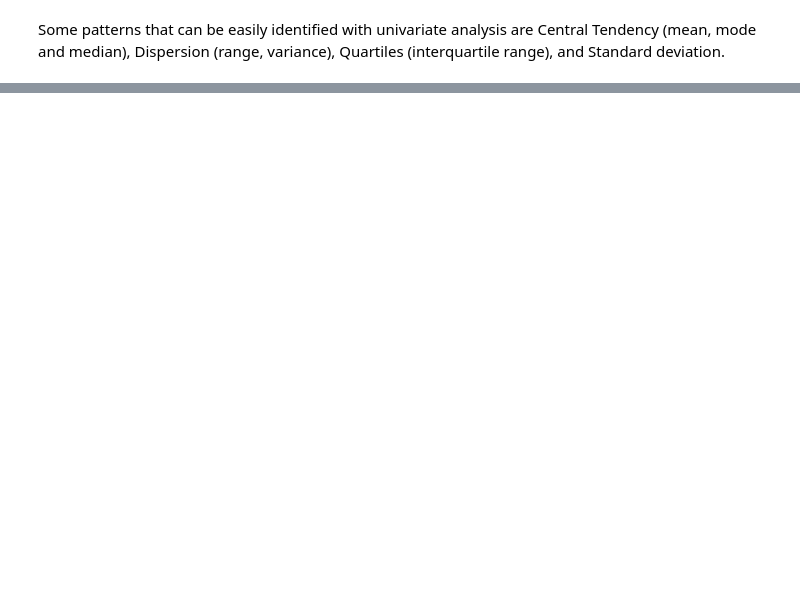
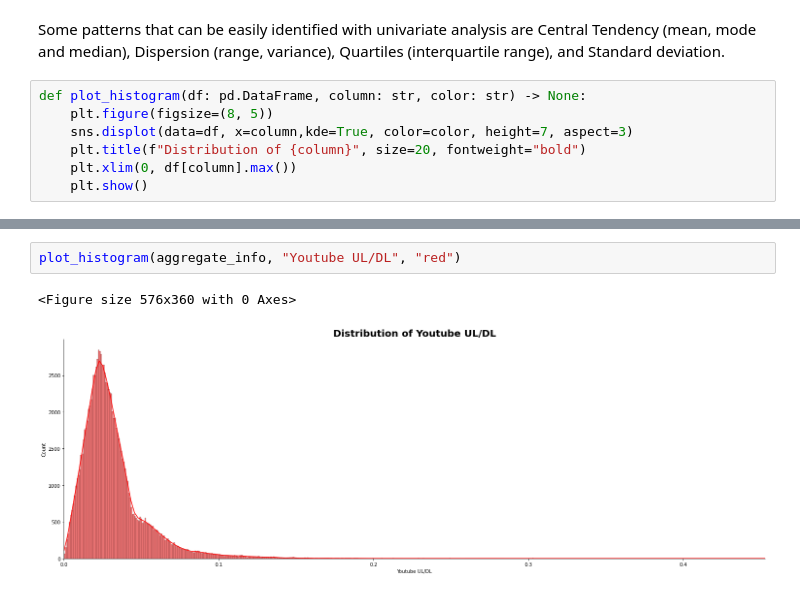
Before and after one commit to abeselomg/Telecom_user_analysis, a Jupyter notebook: notebooks/notebook.ipynb, the cells around one changed output, grey strips where cells are left out. Cells and saved outputs as stored; diff of their text form; blank space fills up the shorter version.

Commit message:
univariant and bivariant plot are done

```diff
--- a/notebooks/notebook.ipynb
+++ b/notebooks/notebook.ipynb
@@ -476,3 +481,10 @@ Other UL/DL           281.036248
 dtype: float64
 # %% [markdown]
 Some patterns that can be easily identified with univariate analysis are Central Tendency (mean, mode and median), Dispersion (range, variance), Quartiles (interquartile range), and Standard deviation.
+# %%
+def plot_histogram(df: pd.DataFrame, column: str, color: str) -> None:
+    plt.figure(figsize=(8, 5))
+    sns.displot(data=df, x=column,kde=True, color=color, height=7, aspect=3)
+    plt.title(f"Distribution of {column}", size=20, fontweight="bold")
+    plt.xlim(0, df[column].max())
+    plt.show()
@@ -478,0 +506,5 @@ Some patterns that can be easily identified with univariate analysis are Central
+# %%
+plot_histogram(aggregate_info, "Youtube UL/DL", "red")
+# %% [output]
+<Figure size 576x360 with 0 Axes>
+[figure, added]
```
Also changed, not shown: parts of 15 cells of this notebook.
